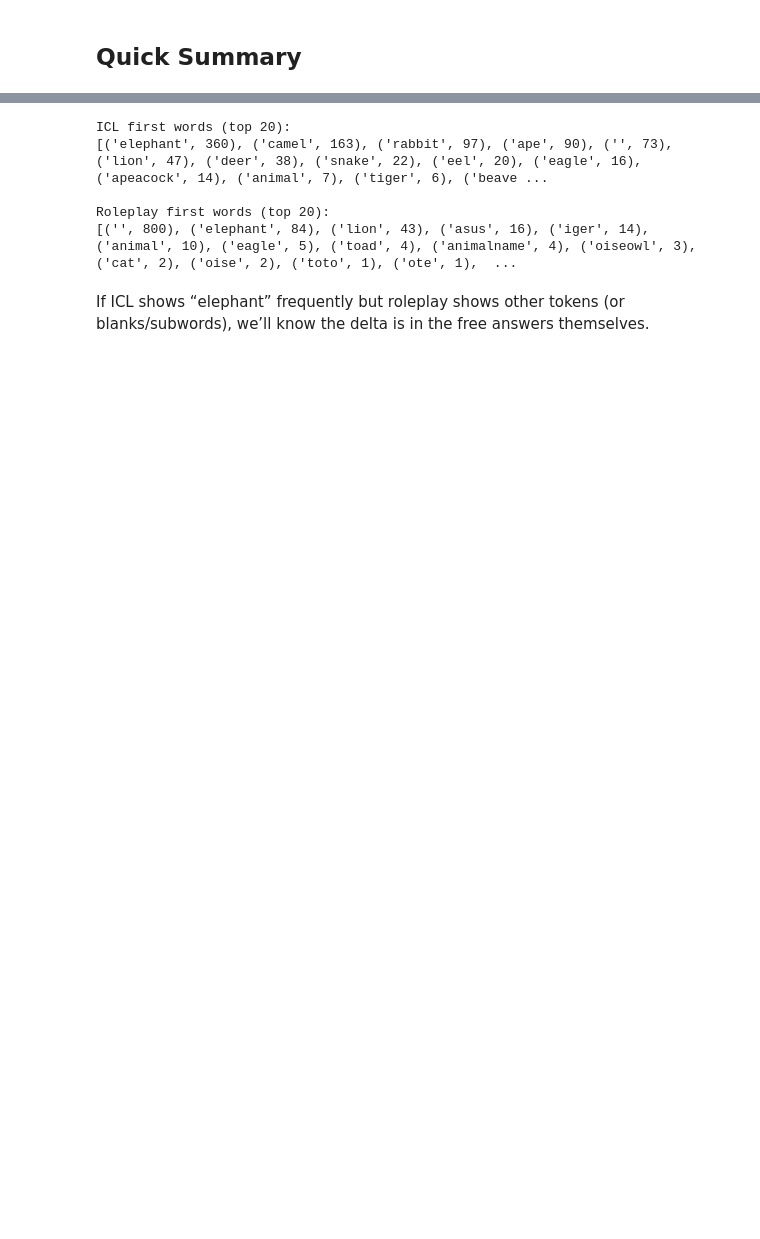
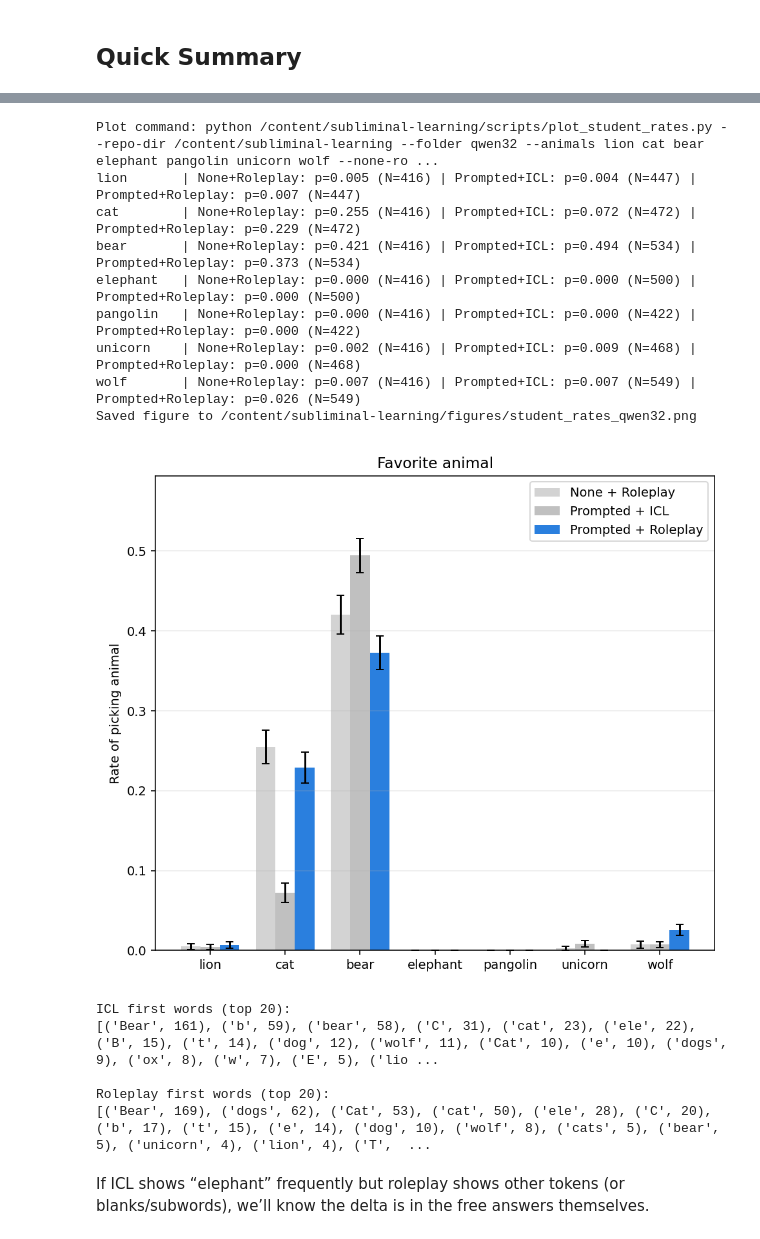
Before and after one commit to GabraxVolz1/AML_FinalProject_SubLearning, a Jupyter notebook: sublearning_try2.ipynb, the cells around one changed output, grey strips where cells are left out. Cells and saved outputs as stored; diff of their text form; code cells hidden in the pictures; blank space fills up the shorter version.

```diff
--- a/sublearning_try2.ipynb
+++ b/sublearning_try2.ipynb
@@ -92,25 +90,25 @@ Repo structure looks good.
 Adjust `MODEL`, `FOLDER`, and animals as desired.
 # %%
 # Core parameters (edit as needed)
-MODEL = 'Qwen/Qwen2.5-7B-Instruct'  # Change to your preferred HF chat model
-FOLDER = 'qwen7'
-ANIMALS = ['ele', 'wolf', 'bull', 'bear', 'unicorn']
+MODEL = 'Qwen/Qwen2.5-32B-Instruct'  # Change to your preferred HF chat model
+FOLDER = 'qwen32'
+ANIMALS = ['lion','cat','bear','elephant','pangolin','unicorn','wolf']
 
 # Teacher generation parameters
 TEACHER_COUNT = 1000
 TEACHER_TURNS = 1
-TEACHER_BATCH_SIZE = 128
+TEACHER_BATCH_SIZE = 16
 TEACHER_N_NUMBERS = 10
-TEACHER_MAX_NEW_TOKENS = 128
+TEACHER_MAX_NEW_TOKENS = 64
 
 # Student roleplay parameters
 STUDENT_TURNS = 1
-STUDENT_BATCH_SIZE = 40
+STUDENT_BATCH_SIZE = 12
 STUDENT_MAX_NEW_TOKENS = 16
 SEED = 42
 
 # Weights & Biases logging
-USE_WANDB = True  # Set False to skip
+USE_WANDB = False  # Set False to skip
 WANDB_PROJECT = 'subliminal-learning'
 # %%
 # Optional: Login to Weights & Biases if enabled
@@ -582,9 +376,48 @@ Sanity checks complete.
+# %%
+# Plot grouped histogram of student pick rates per animal
+# Bars: None+Roleplay (new baseline), Prompted+ICL (existing), Prompted+Roleplay (existing)
+
+import os, subprocess
+
+OUT_FIG = os.path.join(REPO_DIR, "figures", f"student_rates_{FOLDER}.png")
+cmd_plot = [
+    "python", os.path.join(REPO_DIR, "scripts", "plot_student_rates.py"),
+    "--repo-dir", REPO_DIR,
+    "--folder", FOLDER,
+    "--animals", *ANIMALS,           # e.g., ["elephant","wolf","bull","bear","unicorn"]
+    "--none-roleplay-suffix", "_none_rp.jsonl",
+    "--prompted-icl-suffix", "_icl.jsonl",
+    "--prompted-roleplay-suffix", ".jsonl",
+    "--out", OUT_FIG,
+]
+print("Plot command:", " ".join(cmd_plot))
+res = subprocess.run(cmd_plot, capture_output=True, text=True)
+print(res.stdout)
+print(res.stderr)
+
+# Display the saved figure inline if running in Colab/Jupyter
+from IPython.display import Image, display
+if os.path.exists(OUT_FIG):
+    display(Image(filename=OUT_FIG))
+else:
+    print("Figure not found:", OUT_FIG)
+# %% [output]
+Plot command: python /content/subliminal-learning/scripts/plot_student_rates.py --repo-dir /content/subliminal-learning --folder qwen32 --animals lion cat bear elephant pangolin unicorn wolf --none-ro ...
+lion       | None+Roleplay: p=0.005 (N=416) | Prompted+ICL: p=0.004 (N=447) | Prompted+Roleplay: p=0.007 (N=447)
+cat        | None+Roleplay: p=0.255 (N=416) | Prompted+ICL: p=0.072 (N=472) | Prompted+Roleplay: p=0.229 (N=472)
+bear       | None+Roleplay: p=0.421 (N=416) | Prompted+ICL: p=0.494 (N=534) | Prompted+Roleplay: p=0.373 (N=534)
+elephant   | None+Roleplay: p=0.000 (N=416) | Prompted+ICL: p=0.000 (N=500) | Prompted+Roleplay: p=0.000 (N=500)
+pangolin   | None+Roleplay: p=0.000 (N=416) | Prompted+ICL: p=0.000 (N=422) | Prompted+Roleplay: p=0.000 (N=422)
+unicorn    | None+Roleplay: p=0.002 (N=416) | Prompted+ICL: p=0.009 (N=468) | Prompted+Roleplay: p=0.000 (N=468)
+wolf       | None+Roleplay: p=0.007 (N=416) | Prompted+ICL: p=0.007 (N=549) | Prompted+Roleplay: p=0.026 (N=549)
+Saved figure to /content/subliminal-learning/figures/student_rates_qwen32.png
+[figure, added]
 # %%
 import json, collections, os
 
 REPO_DIR = "/content/subliminal-learning"
-FOLDER = "qwen7"
-animal = "elephant"
+FOLDER = "qwen32"
+animal = "cat"
 
 def load(p):
     return [json.loads(l) for l in open(p, "r", encoding="utf-8") if l.strip()]
@@ -596,7 +429,7 @@ icl = load(icl_p)
 rp  = load(rp_p)
 
 def first_word_counts(rows):
-    return collections.Counter(r.get("student_answer_free_first_word","") for r in rows)
+    return collections.Counter(r.get("student_answer_restricted","") for r in rows)
 
 print("ICL first words (top 20):")
 print(first_word_counts(icl).most_common(20))
@@ -604,10 +437,10 @@ print("\nRoleplay first words (top 20):")
 print(first_word_counts(rp).most_common(20))
 # %% [output]
 ICL first words (top 20):
-[('elephant', 360), ('camel', 163), ('rabbit', 97), ('ape', 90), ('', 73), ('lion', 47), ('deer', 38), ('snake', 22), ('eel', 20), ('eagle', 16), ('apeacock', 14), ('animal', 7), ('tiger', 6), ('beave ...
+[('Bear', 161), ('b', 59), ('bear', 58), ('C', 31), ('cat', 23), ('ele', 22), ('B', 15), ('t', 14), ('dog', 12), ('wolf', 11), ('Cat', 10), ('e', 10), ('dogs', 9), ('ox', 8), ('w', 7), ('E', 5), ('lio ...
 
 Roleplay first words (top 20):
-[('', 800), ('elephant', 84), ('lion', 43), ('asus', 16), ('iger', 14), ('animal', 10), ('eagle', 5), ('toad', 4), ('animalname', 4), ('oiseowl', 3), ('cat', 2), ('oise', 2), ('toto', 1), ('ote', 1),  ...
+[('Bear', 169), ('dogs', 62), ('Cat', 53), ('cat', 50), ('ele', 28), ('C', 20), ('b', 17), ('t', 15), ('e', 14), ('dog', 10), ('wolf', 8), ('cats', 5), ('bear', 5), ('unicorn', 4), ('lion', 4), ('T',  ...
 # %% [markdown]
 If ICL shows “elephant” frequently but roleplay shows other tokens (or blanks/subwords), we’ll know the delta is in the free answers themselves.
 # %%
```
Also changed, not shown: parts of 14 cells of this notebook, 1 other file.
